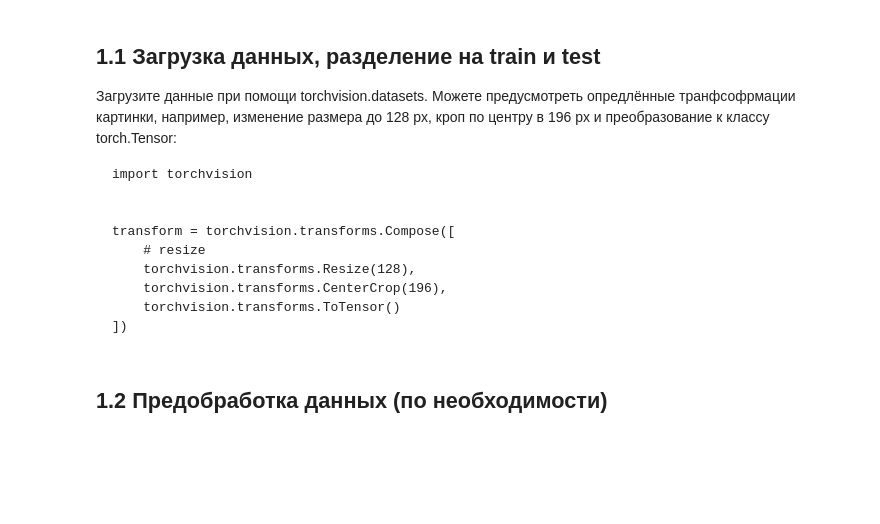
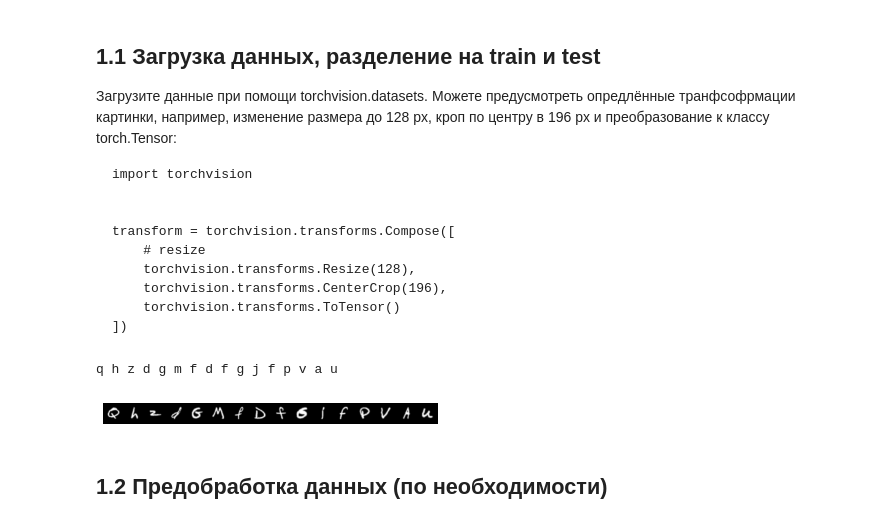
Before and after one commit to DarthBarada/MachineLearning, a Jupyter notebook: hw03/hw_03.ipynb, the cells around one changed output. Saved outputs shown, nothing was run; the diff lists cells and outputs as text; code cells hidden in the pictures; blank space fills up the shorter version.

```diff
--- a/hw03/hw_03.ipynb
+++ b/hw03/hw_03.ipynb
@@ -133,3 +152,51 @@ transform = torchvision.transforms.Compose([
+# %%
+data_train = torchvision.datasets.EMNIST(
+	root = './data/sets/letters/',
+	split = "letters",
+	train = True,
+	download = True,
+	transform = transform
+)
+
+data_test = torchvision.datasets.EMNIST(
+	root = './data/sets/letters/',
+	split = "letters",
+	train = False,
+	download = True,
+	transform = transform
+)
+# %%
+nbatch = 16
+trainset = torch.utils.data.DataLoader(
+	data_train,
+	batch_size = nbatch,
+	shuffle = True,
+	num_workers=2
+)
+testset = torch.utils.data.DataLoader(
+	data_test,
+	batch_size = nbatch,
+	shuffle = False,
+	num_workers=2
+)
+# %%
+def imshow(img):
+    img = img*std + mean
+    npimg = img.numpy()
+    plt.axis("off")
+    npimg = np.transpose(npimg,(2, 1, 0))
+    plt.imshow(npimg)
+    plt.show
+
+dataiter = iter(trainset)
+images, labels = dataiter.next()
+
+imshow(torchvision.utils.make_grid(images, nrow = 1))
+
+print(" ".join(str(data_train.classes[labels[j]]) for j in range(nbatch)))
+# %% [output]
+q h z d g m f d f g j f p v a u
+[figure, added]
 # %% [markdown]
 ## 1.2 Предобработка данных (по необходимости)
 # %% [markdown]
```
Also changed, not shown: parts of 13 cells of this notebook, 2 other files.
